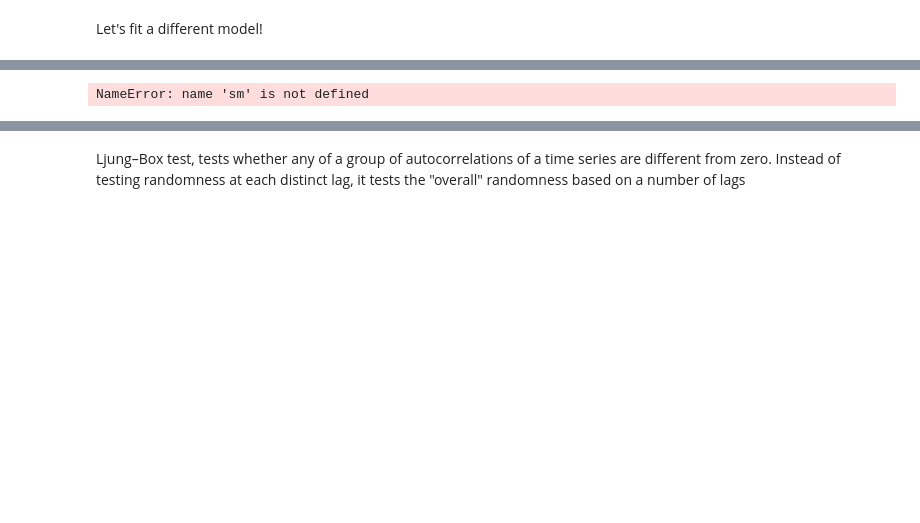
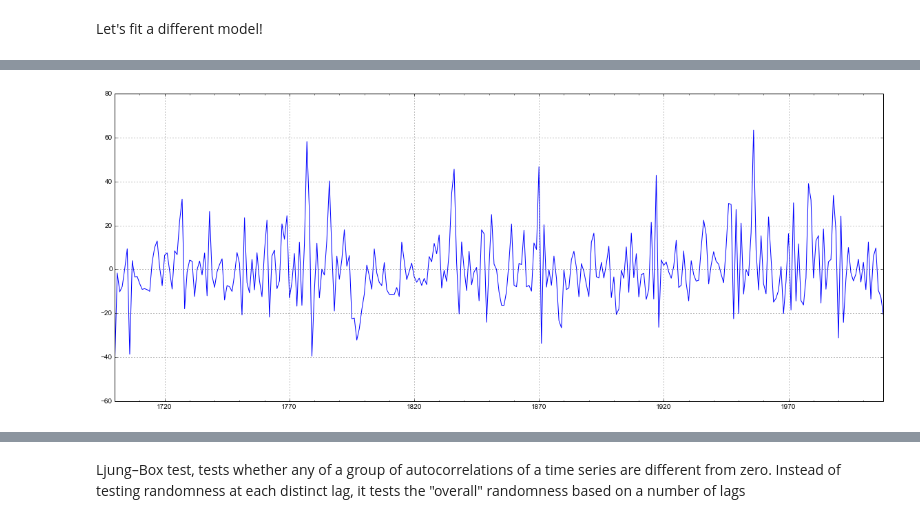
Before and after one commit to khnlimit/DS_HK_2, a Jupyter notebook: notebooks/19 - Time Series.ipynb, the cells around one changed output, grey strips where cells are left out. Saved outputs shown, nothing was run; the diff lists cells and outputs as text; code cells hidden in the pictures; blank space fills up the shorter version.

```diff
--- a/notebooks/19 - Time Series.ipynb
+++ b/notebooks/19 - Time Series.ipynb
@@ -333,10 +365,10 @@ NameError: name 'arma_mod20' is not defined
 # %% [markdown]
 Let's fit a different model!
 # %%
-bestResult = [inf, 0, 0]
+bestResult = [np.inf, 0, 0]
 
 for i in range(15):
-    arma_mod = sm.tsa.ARMA(dta, (i,0)).fit()
+    arma_mod = sm.tsa.ARMA(sta, (i,0)).fit()
     print i, arma_mod.aic
 
     if arma_mod.aic < bestResult[0]:
@@ -349,13 +396,13 @@ NameError: name 'inf' is not defined
 # %%
-arma_mod = sm.tsa.ARMA(dta, (bestResult[1],0)).fit()
+arma_mod = sm.tsa.ARMA(sta, (bestResult[1],0)).fit()
 resid = arma_mod.resid
 
-fig = plt.figure(figsize = (12,3))
+fig = plt.figure(figsize = (20,8))
 ax = fig.add_subplot(111)
 ax = arma_mod.resid.plot(ax=ax)
 plt.show()
 # %% [output]
-NameError: name 'sm' is not defined
+[figure, added]
 # %%
 stats.normaltest(resid)
 stats.kurtosistest(resid)
```
Also changed, not shown: parts of 18 cells of this notebook, 1 other file.
